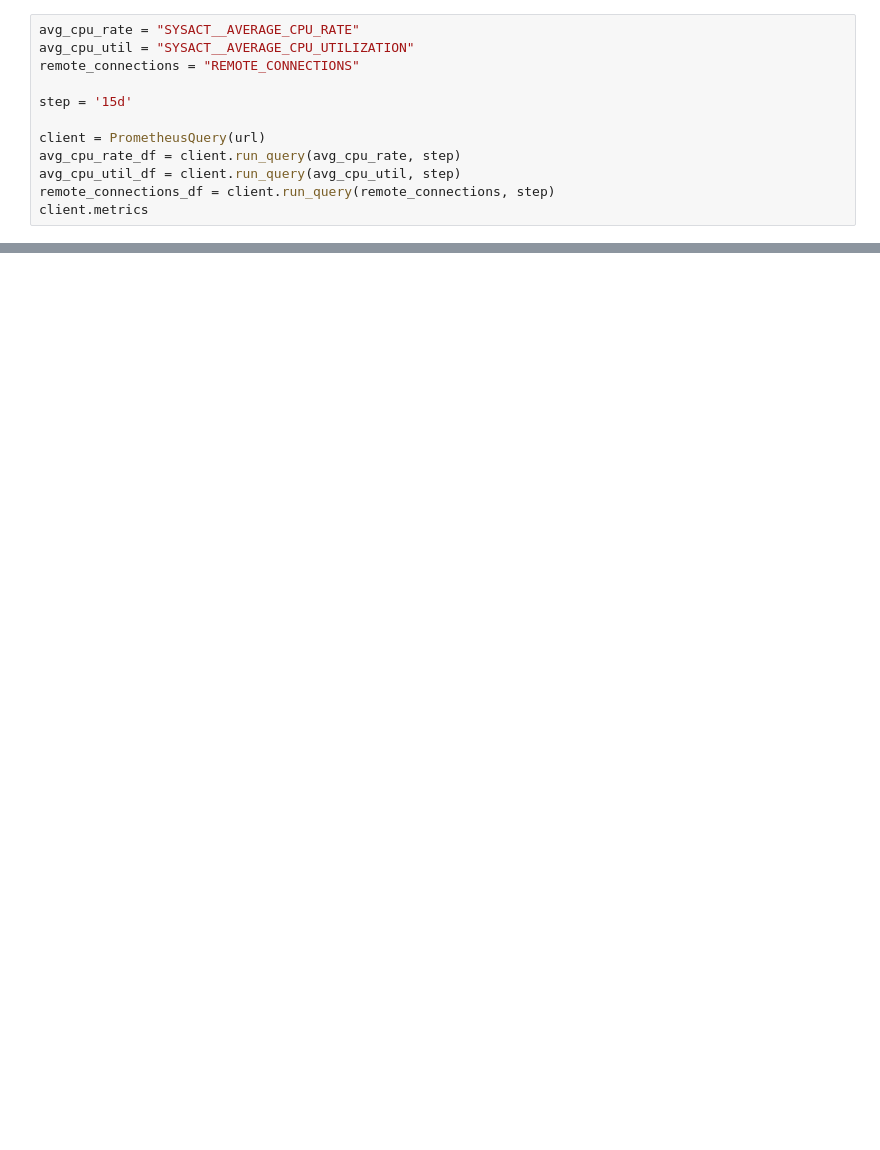
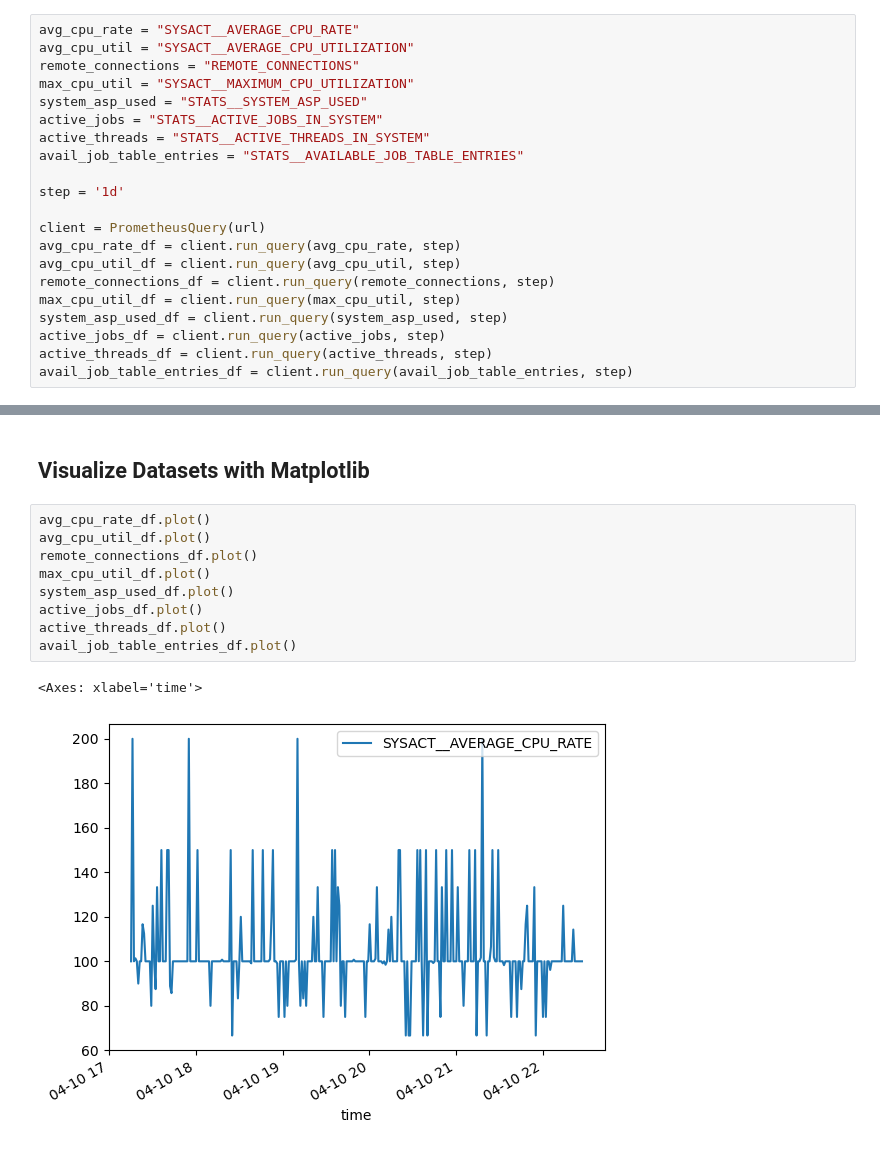
Before and after one commit to ajshedivy/ibmi-system-metrics, a Jupyter notebook: notebooks/metric-data-eda.ipynb, the cells around one changed output, grey strips where cells are left out. Saved outputs shown, nothing was run; the diff lists cells and outputs as text; blank space fills up the shorter version.

```diff
--- a/notebooks/metric-data-eda.ipynb
+++ b/notebooks/metric-data-eda.ipynb
@@ -96,11 +151,20 @@ class PrometheusMetric:
 avg_cpu_rate = "SYSACT__AVERAGE_CPU_RATE"
 avg_cpu_util = "SYSACT__AVERAGE_CPU_UTILIZATION"
 remote_connections = "REMOTE_CONNECTIONS"
+max_cpu_util = "SYSACT__MAXIMUM_CPU_UTILIZATION"
+system_asp_used = "STATS__SYSTEM_ASP_USED"
+active_jobs = "STATS__ACTIVE_JOBS_IN_SYSTEM"
+active_threads = "STATS__ACTIVE_THREADS_IN_SYSTEM"
+avail_job_table_entries = "STATS__AVAILABLE_JOB_TABLE_ENTRIES"
 
-step = '15d'
+step = '1d'
 
 client = PrometheusQuery(url)
 avg_cpu_rate_df = client.run_query(avg_cpu_rate, step)
 avg_cpu_util_df = client.run_query(avg_cpu_util, step)
 remote_connections_df = client.run_query(remote_connections, step)
-client.metrics
+max_cpu_util_df = client.run_query(max_cpu_util, step)
+system_asp_used_df = client.run_query(system_asp_used, step)
+active_jobs_df = client.run_query(active_jobs, step)
+active_threads_df = client.run_query(active_threads, step)
+avail_job_table_entries_df = client.run_query(avail_job_table_entries, step)
@@ -119,0 +171,14 @@ remote_connections_df.plot()
+# %% [markdown]
+## Visualize Datasets with Matplotlib
+# %%
+avg_cpu_rate_df.plot()
+avg_cpu_util_df.plot()
+remote_connections_df.plot()
+max_cpu_util_df.plot()
+system_asp_used_df.plot()
+active_jobs_df.plot()
+active_threads_df.plot()
+avail_job_table_entries_df.plot()
+# %% [output]
+<Axes: xlabel='time'>
+[figure, added]
```
Also changed, not shown: parts of 20 cells of this notebook.
